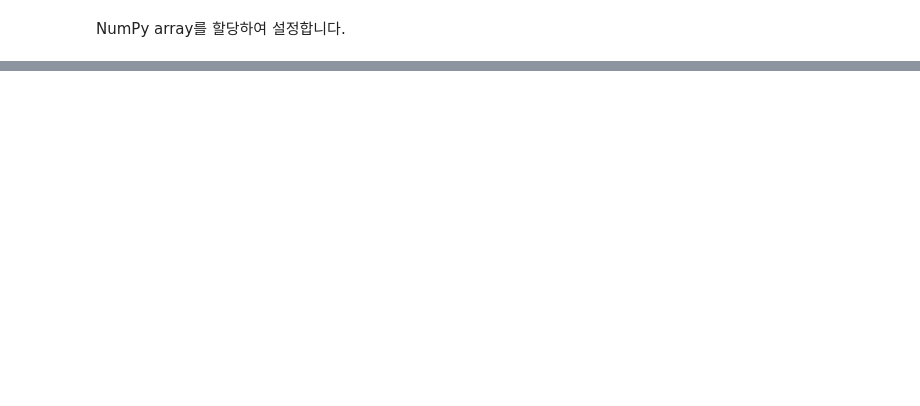
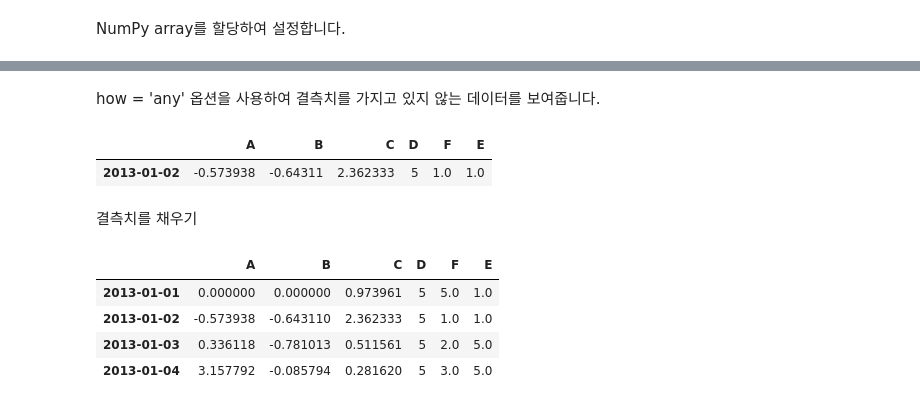
Before and after one commit to HwangHanJae/DataScience_Basic_Tect, a Jupyter notebook: pandas_10minutes_tutorial.ipynb, the cells around one changed output, grey strips where cells are left out. Cells and saved outputs as stored; diff of their text form; code cells hidden in the pictures; blank space fills up the shorter version.

```diff
--- a/pandas_10minutes_tutorial.ipynb
+++ b/pandas_10minutes_tutorial.ipynb
@@ -489,0 +497,17 @@ df2
+# %% [markdown]
+how = 'any' 옵션을 사용하여 결측치를 가지고 있지 않는 데이터를 보여줍니다.
+# %%
+df1.dropna(how='any')
+# %% [output]
+|  | A | B | C | D | F | E |
+| 2013-01-02 | -0.573938 | -0.64311 | 2.362333 | 5 | 1.0 | 1.0 |
+# %% [markdown]
+결측치를 채우기
+# %%
+df1.fillna(value=5)
+# %% [output]
+|  | A | B | C | D | F | E |
+| 2013-01-01 | 0.000000 | 0.000000 | 0.973961 | 5 | 5.0 | 1.0 |
+| 2013-01-02 | -0.573938 | -0.643110 | 2.362333 | 5 | 1.0 | 1.0 |
+| 2013-01-03 | 0.336118 | -0.781013 | 0.511561 | 5 | 2.0 | 5.0 |
+| 2013-01-04 | 3.157792 | -0.085794 | 0.281620 | 5 | 3.0 | 5.0 |
```
Also changed, not shown: parts of 42 cells of this notebook.
